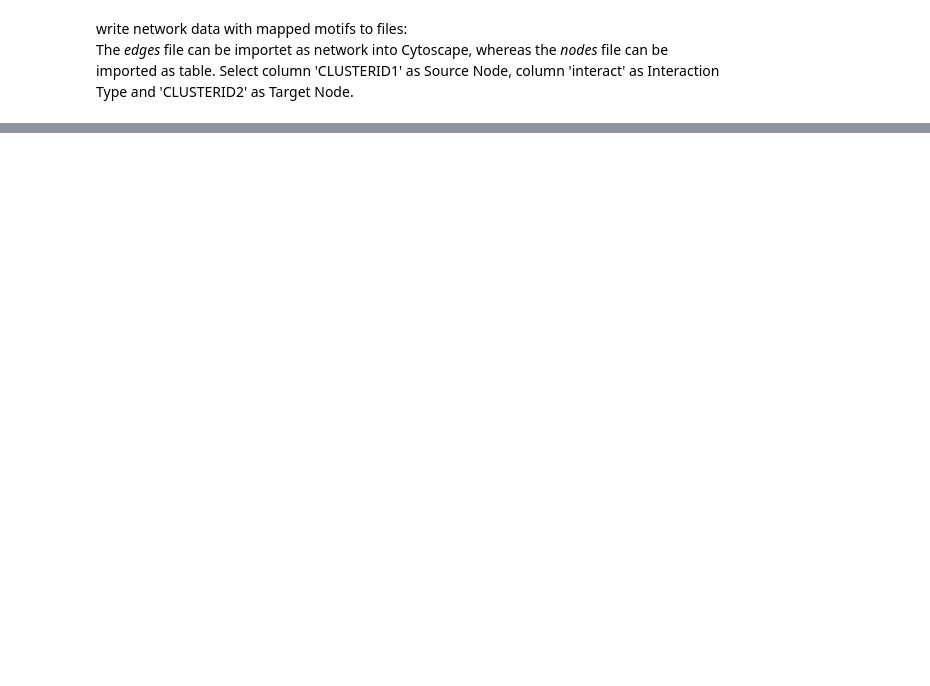
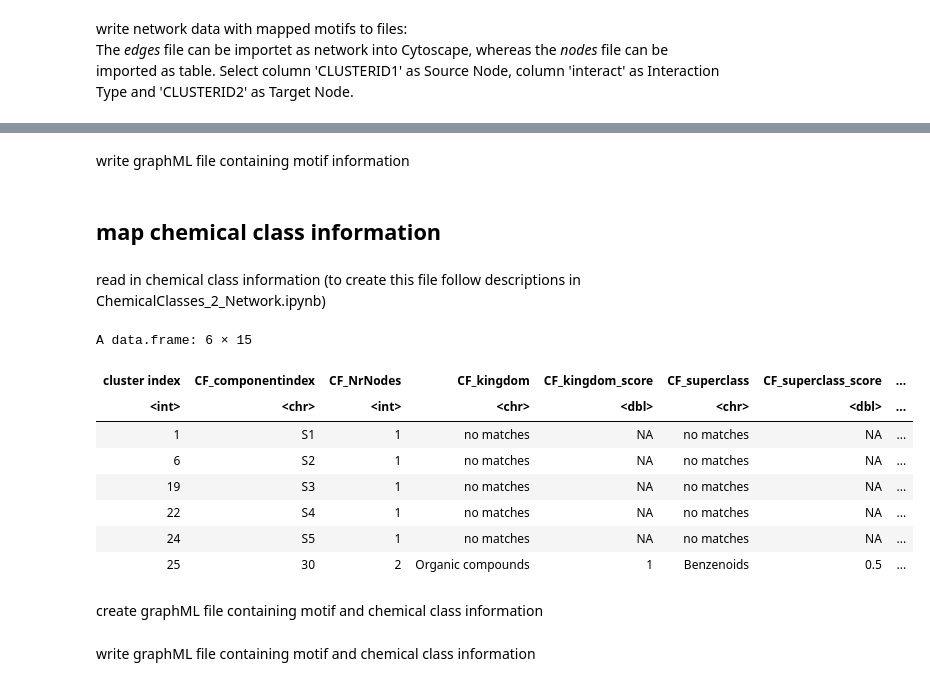
Before and after one commit to madeleineernst/RMolNetEnhancer, a Jupyter notebook: Example_notebooks/Mass2Motifs_2_Network_Classical.ipynb, the cells around one changed output, grey strips where cells are left out. Saved outputs shown, nothing was run; the diff lists cells and outputs as text; code cells hidden in the pictures; blank space fills up the shorter version.

Commit message:
added graphML function for Mass2Motifs

```diff
--- a/Example_notebooks/Mass2Motifs_2_Network_Classical.ipynb
+++ b/Example_notebooks/Mass2Motifs_2_Network_Classical.ipynb
@@ -101,0 +121,2 @@ write.table(motif_network$nodes,"Mass2Motifs_Nodes_Classical.tsv",quote=F,row.na
+# %% [markdown]
+write graphML file containing motif information
@@ -101,0 +125,20 @@ write.table(motif_network$nodes,"Mass2Motifs_Nodes_Classical.tsv",quote=F,row.na
+# %% [markdown]
+## map chemical class information
+# %% [markdown]
+read in chemical class information (to create this file follow descriptions in ChemicalClasses_2_Network.ipynb)
+# %%
+final <- read.table('ClassyFireResults_Network.txt', sep = "\t", header = T, check.names = F, stringsAsFactors = F)
+# %%
+head(final)
+# %% [output]
+A data.frame: 6 × 15
+| cluster index | CF_componentindex | CF_NrNodes | CF_kingdom | CF_kingdom_score | CF_superclass | CF_superclass_score | ... |
+| <int> | <chr> | <int> | <chr> | <dbl> | <chr> | <dbl> | ... |
+| 1 | S1 | 1 | no matches | NA | no matches | NA | ... |
+| 6 | S2 | 1 | no matches | NA | no matches | NA | ... |
+| 19 | S3 | 1 | no matches | NA | no matches | NA | ... |
+| 22 | S4 | 1 | no matches | NA | no matches | NA | ... |
+| 24 | S5 | 1 | no matches | NA | no matches | NA | ... |
+| 25 | 30 | 2 | Organic compounds | 1 | Benzenoids | 0.5 | ... |
+# %% [markdown]
+create graphML file containing motif and chemical class information
@@ -101,0 +147,2 @@ write.table(motif_network$nodes,"Mass2Motifs_Nodes_Classical.tsv",quote=F,row.na
+# %% [markdown]
+write graphML file containing motif and chemical class information
```
Also changed, not shown: parts of 14 cells of this notebook.
